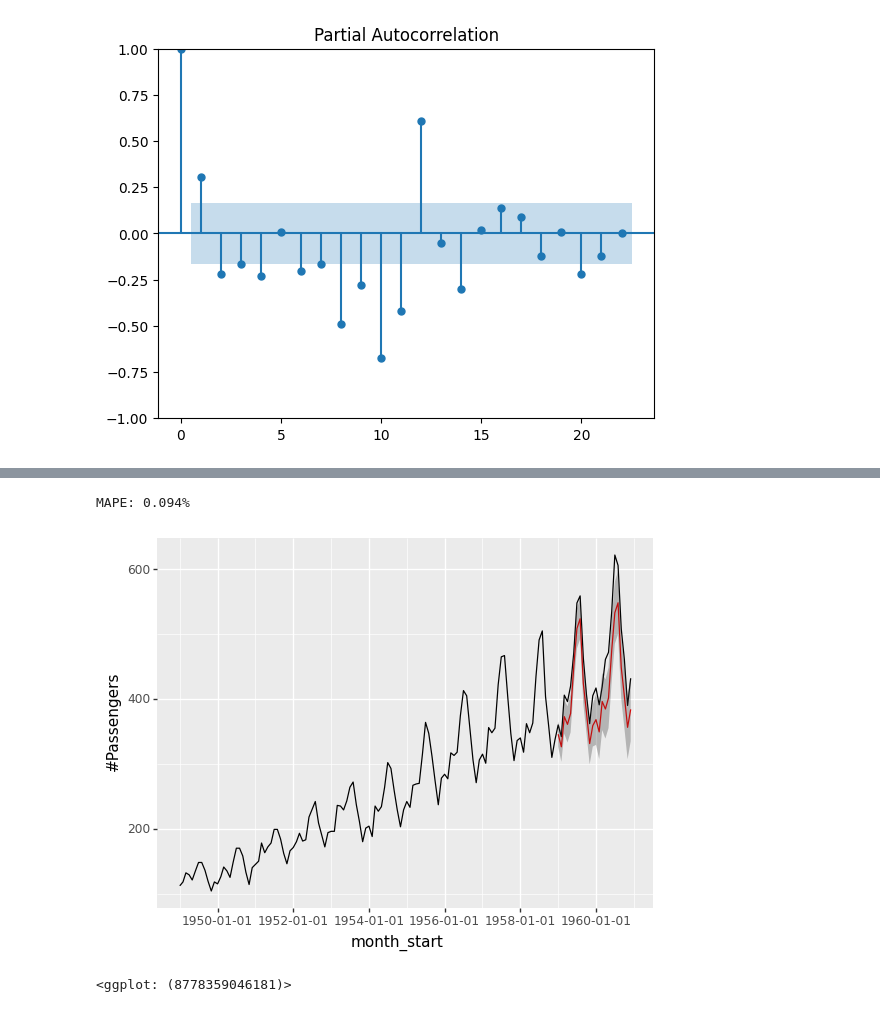
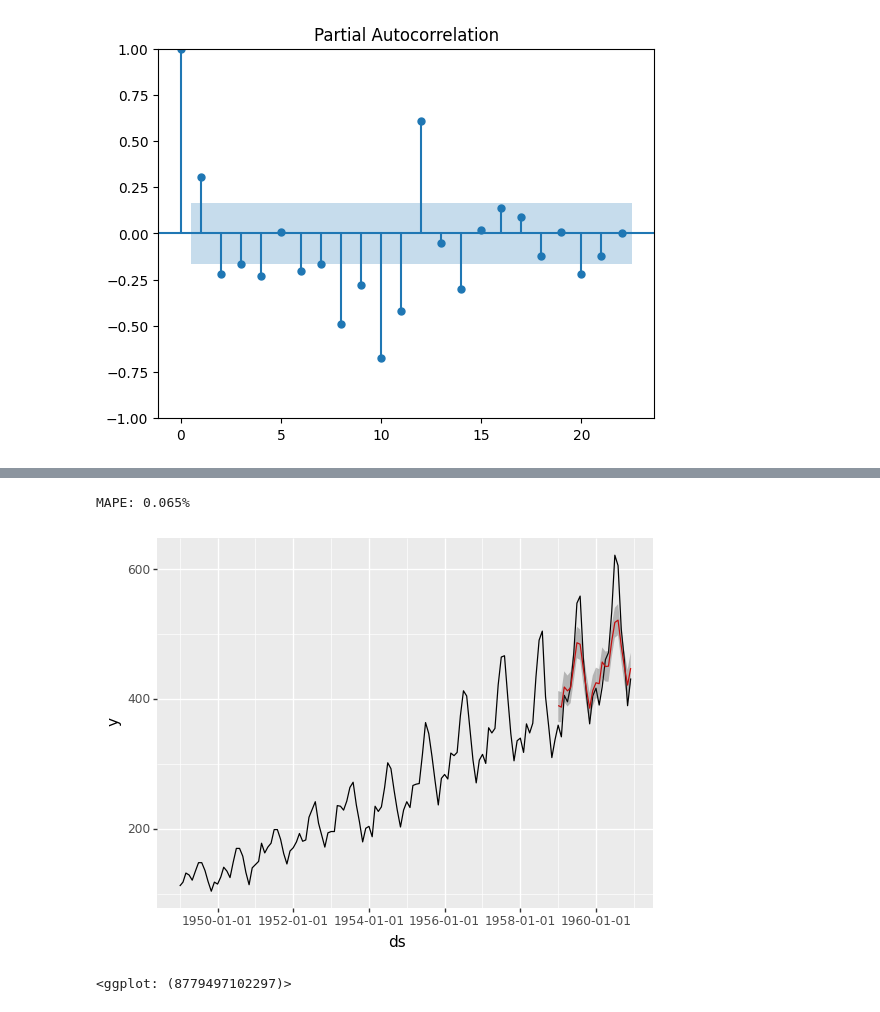
Before and after one commit to adroit-ds/datascience-learn, a Jupyter notebook: time_series_forecasting/PROPHET_airpassengers.ipynb, the cells around one changed output, grey strips where cells are left out. Cells and saved outputs as stored; diff of their text form; code cells hidden in the pictures.

Commit message:
prohpet prediction

```diff
--- a/time_series_forecasting/PROPHET_airpassengers.ipynb
+++ b/time_series_forecasting/PROPHET_airpassengers.ipynb
@@ -94,10 +106,16 @@ plot_pacf(data['first_difference'][1:]);
 # %%
 # Setting up Data for Modelling
 
-print(f'Total Data: {len(data)}')
+modelling_data = data.copy(deep=False)
+modelling_data.rename(columns={'#Passengers': 'y',
+                               'month_start' : 'ds'},
+                      inplace=True)
+modelling_data = modelling_data[['ds', 'y']]
+
+print(f'Total Data: {len(modelling_data)}')
 TEST_SIZE = 24
 
-train, test = data[:-TEST_SIZE], data[TEST_SIZE:]
+train, test = modelling_data[:-TEST_SIZE], modelling_data[-TEST_SIZE:]
 train
 # %% [output]
 Total Data: 144
@@ -199,0 +135,8 @@ dtype: float64
+# %%
+# Train Model
+
+model = fbprophet.Prophet()
+model.fit(train)
+test_forecast = model.predict(test)
+test_forecast = test_forecast[['ds', 'yhat', 'yhat_lower', 'yhat_upper']]
+test_forecast
@@ -200,25 +174,24 @@ dtype: float64
 # %%
 # Error
 
-mape = mean_absolute_percentage_error(data['#Passengers'][-TEST_SIZE:], prediction)
+mape = mean_absolute_percentage_error(data['#Passengers'][-TEST_SIZE:], test_forecast['yhat'])
 print(f'MAPE: {round(mape, 3)}%')
 # %% [output]
-MAPE: 0.094%
+MAPE: 0.065%
 # %%
 # Plot
 
-data['prediction'] = prediction
-confidence_int = pd.DataFrame(confint, columns=['ll', 'ul'], index=prediction.index)
-prediction_frame = data.join(confidence_int)
-prediction_frame['month_start'] = pd.to_datetime(prediction_frame['Month'])
+plot_data = pd.DataFrame()
+plot_data = modelling_data.merge(test_forecast,
+                                 on=['ds'],
+                                 how='left')
 
-
-plot = (ggplot(prediction_frame) +
-geom_line(aes(x='month_start', y='#Passengers')) +
-geom_line(aes(x='month_start', y='prediction'), color='red') +
-geom_ribbon(aes(x='month_start', ymax='ul', ymin='ll'), alpha=0.3)
+plot = (ggplot(plot_data) +
+geom_line(aes(x='ds', y='y')) +
+geom_line(aes(x='ds', y='yhat'), color='red') +
+geom_ribbon(aes(x='ds', ymax='yhat_upper', ymin='yhat_lower'), alpha=0.3)
 )
 plot
 # %% [output]
-[figure, old version]
+[figure, new version]
-<ggplot: (8778359046181)>
+<ggplot: (8779497102297)>
```
Also changed, not shown: parts of 16 cells of this notebook.
